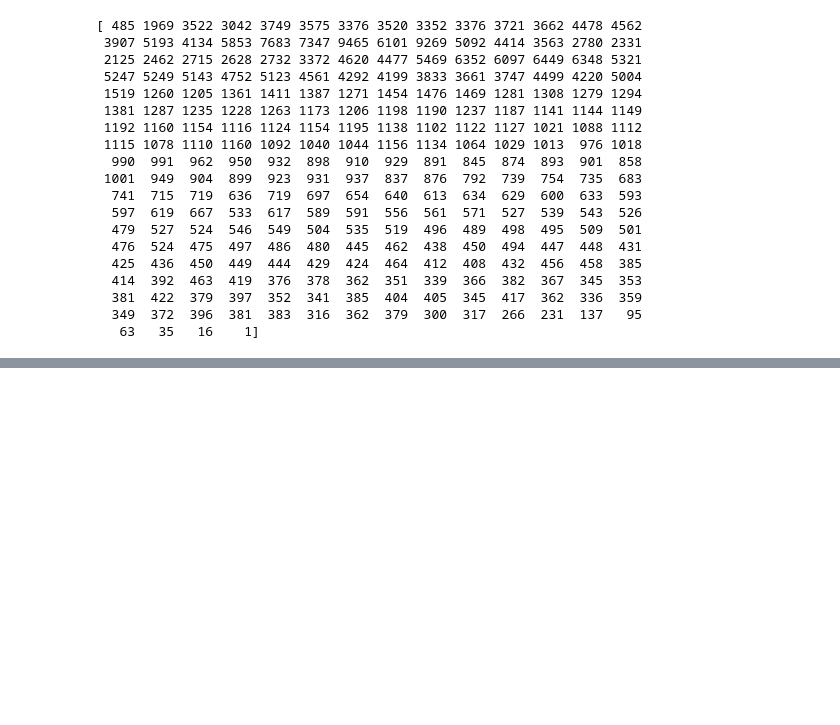
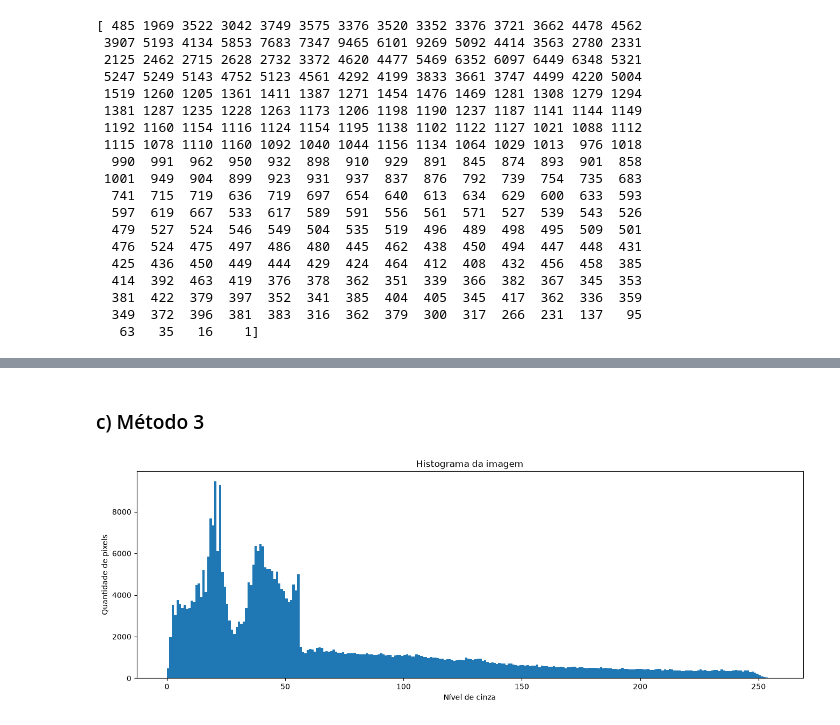
Before and after one commit to lianeheidemann/atividades-processamento-de-imagens, a Jupyter notebook: atividade/atividade-2/atividade_2.ipynb, the cells around one changed output, grey strips where cells are left out. Saved outputs shown, nothing was run; the diff lists cells and outputs as text; code cells hidden in the pictures; blank space fills up the shorter version.

```diff
--- a/atividade/atividade-2/atividade_2.ipynb
+++ b/atividade/atividade-2/atividade_2.ipynb
@@ -115,0 +132,14 @@ plt.show()
+# %% [markdown]
+### c) Método 3
+# %%
+# Plota o histograma usando a função pronta hist() do Matplotlib.
+# Espera uma imagem em tons de cinza (uint8).
+
+plt.figure(figsize=(16, 5))
+plt.hist(np.ravel(imagem_cinza), bins=256, range=(0, 256))
+plt.xlabel("Nível de cinza")
+plt.ylabel("Quantidade de pixels")
+plt.title("Histograma da imagem")
+plt.show()
+# %% [output]
+[figure, added]
```
Also changed, not shown: parts of 32 cells of this notebook, 2 other files.
